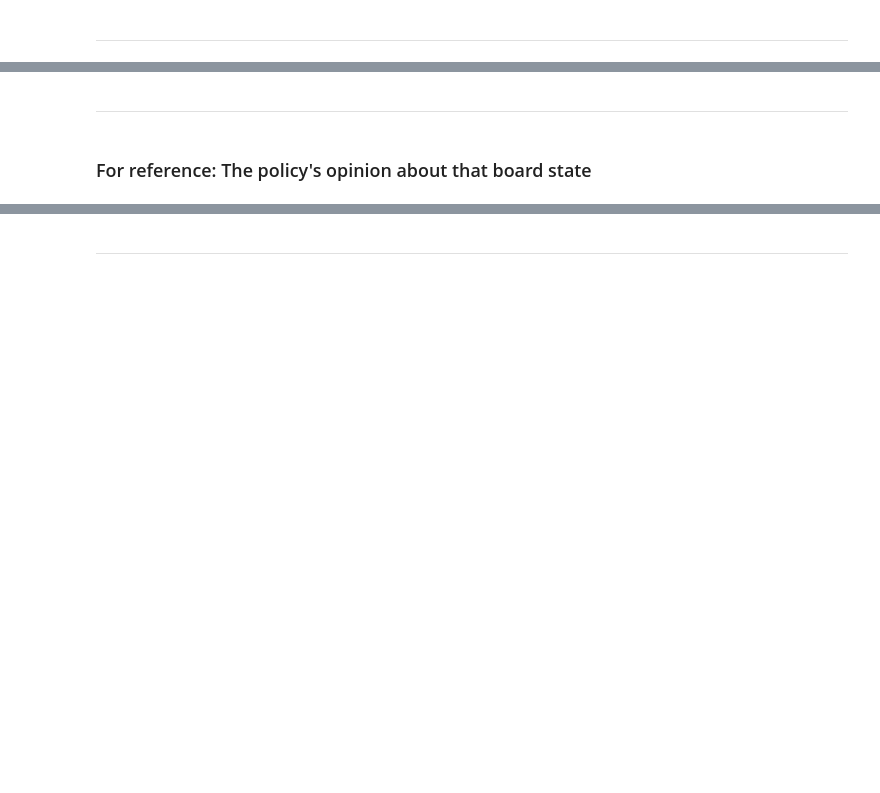
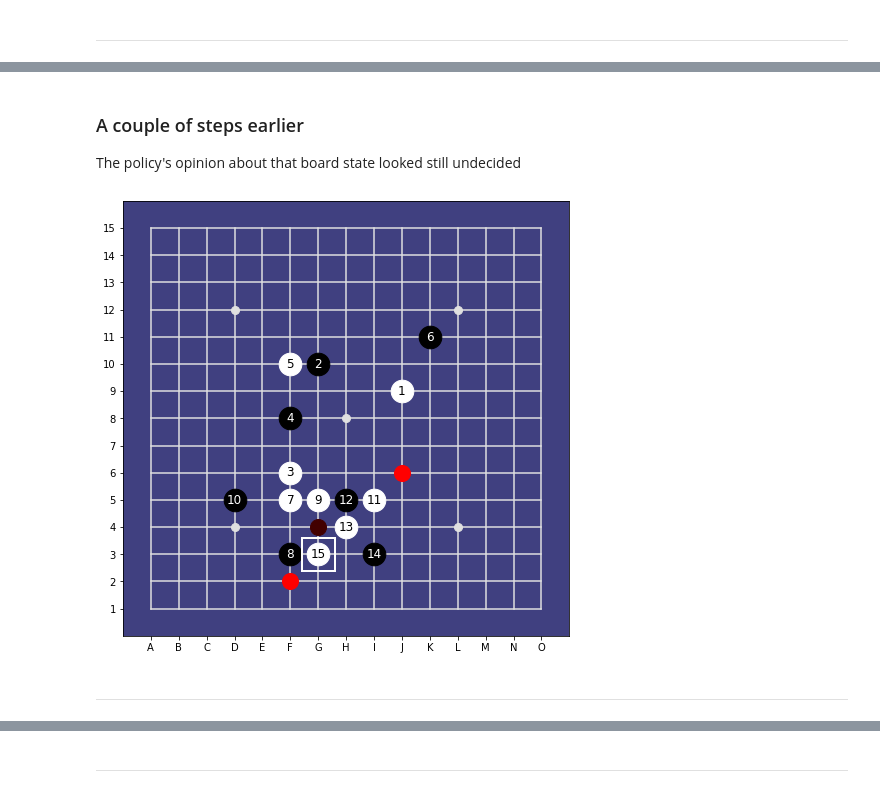
Before and after one commit to Project-Ellie/DeepGomoku, a Jupyter notebook: notebooks/TrainingEpisodes.ipynb, the cells around one changed output, grey strips where cells are left out. Drawn from its saved outputs; the diff is of its cells as text; code cells hidden in the pictures; blank space fills up the shorter version.

Commit message:
Major Cleanup after Ray consolidation. Still loads of work

```diff
--- a/notebooks/TrainingEpisodes.ipynb
+++ b/notebooks/TrainingEpisodes.ipynb
@@ -88,7 +87,13 @@ board_t.display()
+# %% [markdown]
+### A couple of steps earlier
+The policy's opinion about that board state looked still undecided
+# %%
+stones = board.stones[:-12]
+analyse_board(BOARD_SIZE, stones, policy)
+# %% [output]
+[figure, added]
 # %% [markdown]
 ---
-# %% [markdown]
-### For reference: The policy's opinion about that board state
 # %%
 board = GomokuBoard(BOARD_SIZE, stones)
 pi, v = policy(board.canonical_representation())
```
Also changed, not shown: parts of 36 cells of this notebook, 49 other files.
